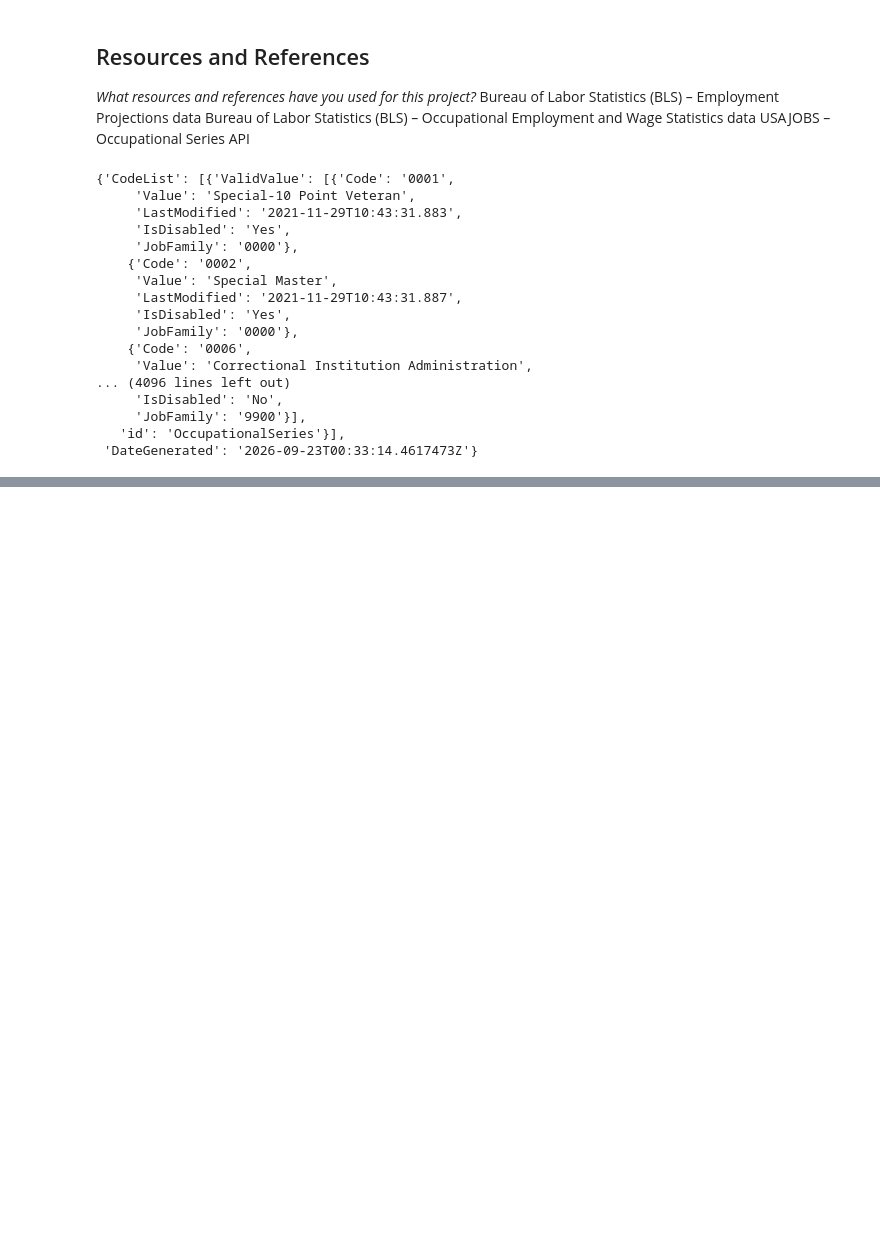
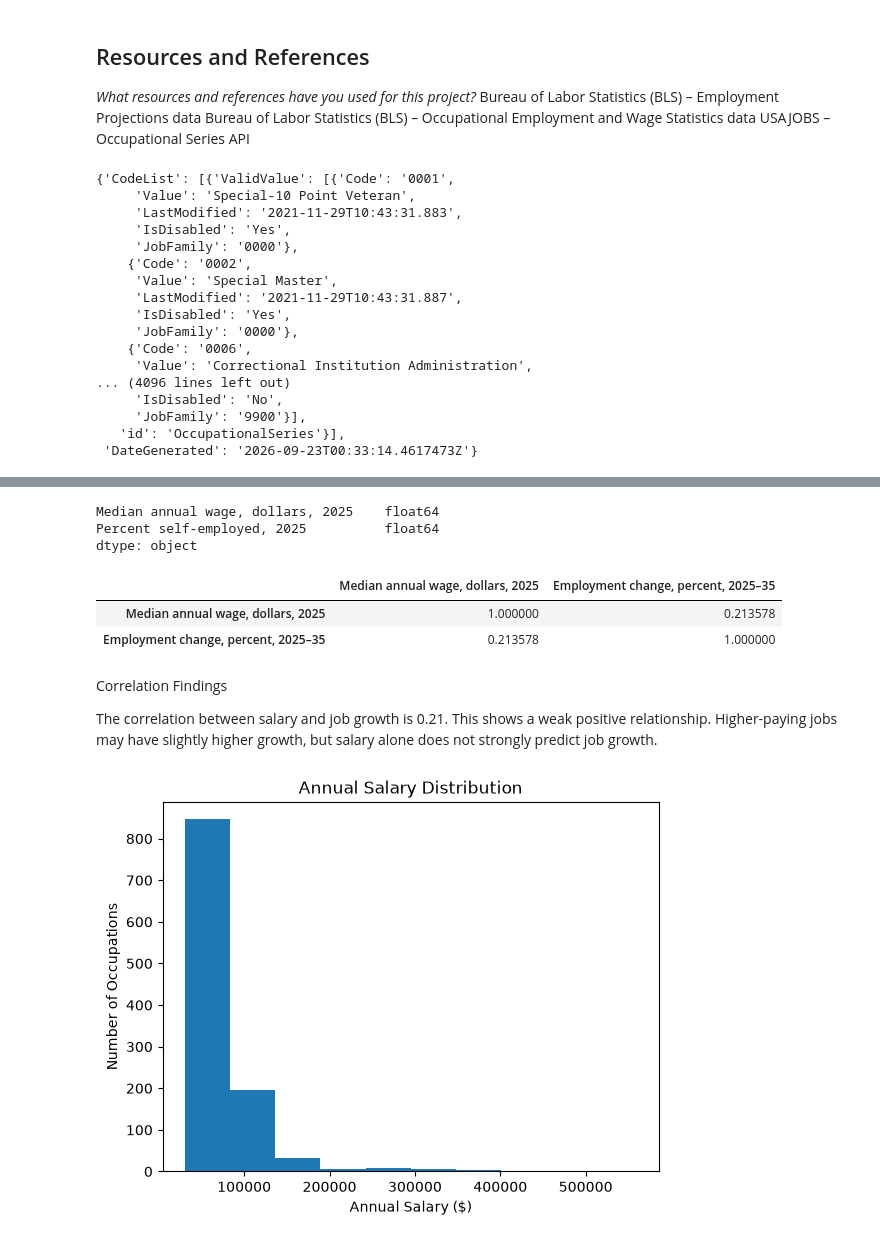
Before and after one commit to IT4063C-Fall2026/data-tech-analytics-final-project-tymis123, a Jupyter notebook: source.ipynb, the cells around one changed output, grey strips where cells are left out. Cells and saved outputs as stored; diff of their text form; code cells hidden in the pictures; blank space fills up the shorter version.

Commit message:
Completed checkpoint 2

```diff
--- a/source.ipynb
+++ b/source.ipynb
@@ -86,0 +117,15 @@ usajobs_data
+# %%
+import pandas as pd
+
+# Load the employment and salary datasets
+employment_df = pd.read_excel("occupation.xlsx", sheet_name="Table 1.2", header=1)
+wages_df = pd.read_excel("wages.xlsx")
+
+# Check the columns and first five rows
+print("Employment Data:")
+display(employment_df.head())
+print(employment_df.columns.tolist())
+
+print("Wage Data:")
+display(wages_df.head())
+print(wages_df.columns.tolist())
@@ -86,0 +248,48 @@ usajobs_data
+# %%
+# Convert employment data columns to numbers
+employment_df["Median annual wage, dollars, 2025"] = pd.to_numeric(
+    employment_df["Median annual wage, dollars, 2025"], errors="coerce"
+)
+
+employment_df["Percent self-employed, 2025"] = pd.to_numeric(
+    employment_df["Percent self-employed, 2025"], errors="coerce"
+)
+
+# Check the updated data types
+print(employment_df[[
+    "Median annual wage, dollars, 2025",
+    "Percent self-employed, 2025"
+]].dtypes)
+# %% [output]
+Median annual wage, dollars, 2025    float64
+Percent self-employed, 2025          float64
+dtype: object
+# %%
+# Check the relationship between salary and job growth
+correlation = employment_df[
+    ["Median annual wage, dollars, 2025",
+     "Employment change, percent, 2025–35"]
+].corr()
+
+display(correlation)
+# %% [output]
+|  | Median annual wage, dollars, 2025 | Employment change, percent, 2025–35 |
+| Median annual wage, dollars, 2025 | 1.000000 | 0.213578 |
+| Employment change, percent, 2025–35 | 0.213578 | 1.000000 |
+# %% [markdown]
+Correlation Findings
+
+The correlation between salary and job growth is 0.21. This shows a weak positive relationship. Higher-paying jobs may have slightly higher growth, but salary alone does not strongly predict job growth.
+# %%
+import matplotlib.pyplot as plt
+
+# Show the distribution of annual salaries
+plt.hist(employment_df["Median annual wage, dollars, 2025"].dropna())
+
+plt.title("Annual Salary Distribution")
+plt.xlabel("Annual Salary ($)")
+plt.ylabel("Number of Occupations")
+
+plt.show()
+# %% [output]
+[figure, added]
```
Also changed, not shown: parts of 30 cells of this notebook, 1 other file.
